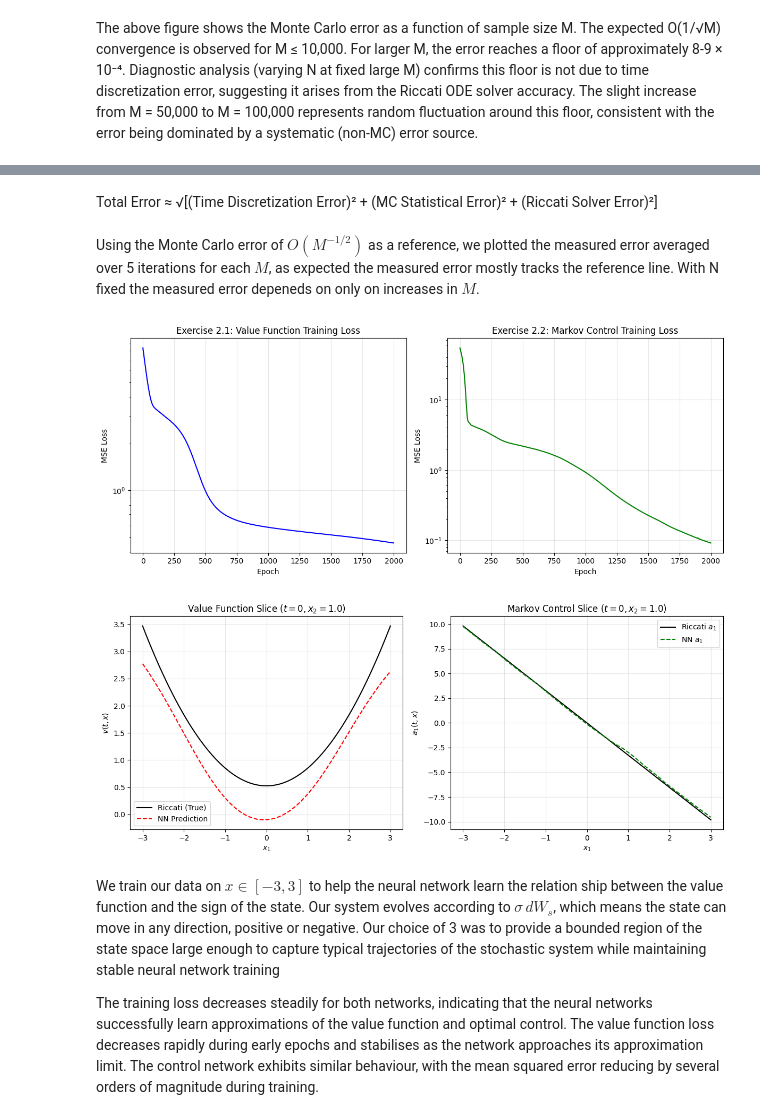
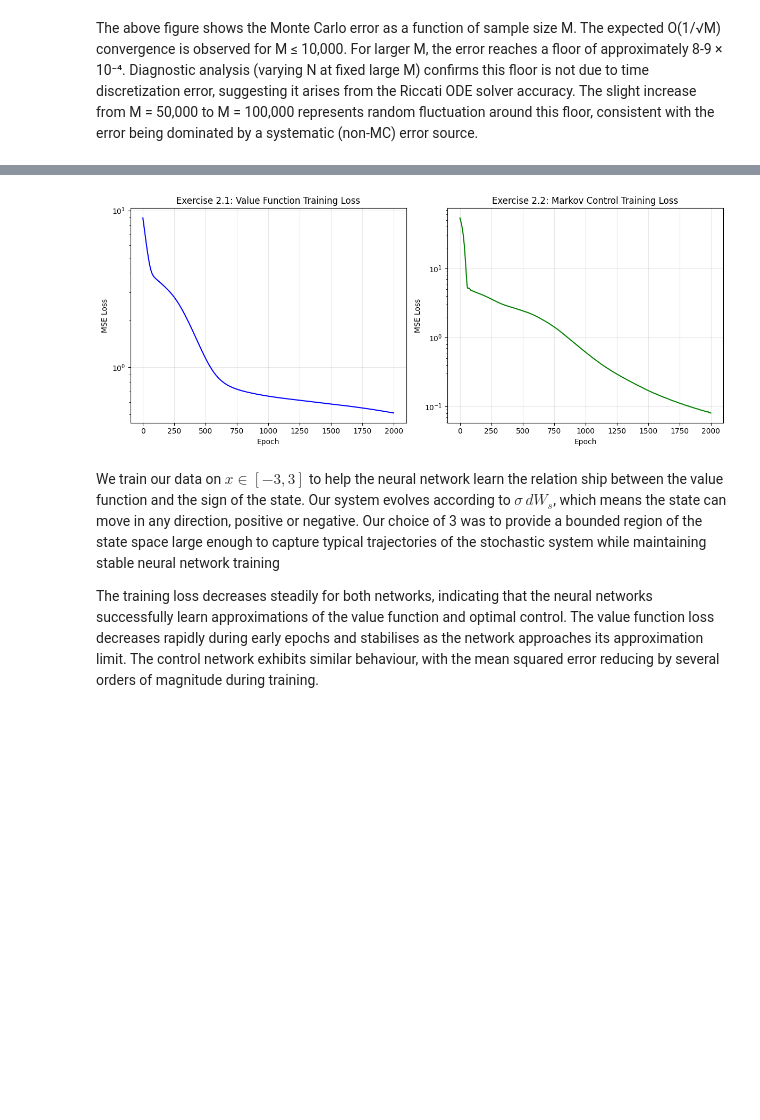
Before and after one commit to Conorgrant45/Stochastic-Control-Dynamic-Asset-Allocation, a Jupyter notebook: report_file.ipynb, the cells around one changed output, grey strips where cells are left out. Saved outputs shown, nothing was run; the diff lists cells and outputs as text; code cells hidden in the pictures; blank space fills up the shorter version.

```diff
--- a/report_file.ipynb
+++ b/report_file.ipynb
@@ -247,89 +204,48 @@ If error stays constant, it might be Riccati solver accuracy.
-# %% [markdown]
-Total Error ≈ √[(Time Discretization Error)² + (MC Statistical Error)² + (Riccati Solver Error)²]
-# %% [markdown]
-Using the Monte Carlo error of $O(M^{-1/2})$ as a reference, we plotted the measured error averaged over 5 iterations for each $M$, as expected the measured error mostly tracks the reference line. With N fixed the measured error depeneds on only on increases in $M$.
 # %%
 # --- Exercise 2: Supervised Learning & Verification ---
 
-# 1. Generate Training Data using Analytical Riccati Solver
-# We sample t uniformly on [0, T] and x uniformly on [-3, 3] x [-3, 3] [cite: 83]
+# Generate Training Data using Analytical Riccati Solver
+# We sample t uniformly on [0, T] and x uniformly on [-3, 3] x [-3, 3]
 N_data = 2000
 t_train = torch.rand(N_data, 1) * lqr_sim.T
-x_train = torch.rand(N_data, 2) * 6 - 3  # (Batch, 2)
+x_train = torch.rand(N_data, 2) * 6 - 3
 
-# Get Analytical solutions as targets from the Riccati solver [cite: 7, 228]
+# Get Analytical solutions as targets from the Riccati solver
 v_target = lqr_sim.get_value(t_train, x_train)
 a_target = lqr_sim.get_control(t_train, x_train)
 
-# 2. Train Networks (Exercise 2.1 and 2.2) [cite: 81, 86]
-# Value function uses Net_DGM with 100 hidden units [cite: 82]
+# Train Networks (Exercise 2.1 and 2.2)
+# Value function uses Net_DGM with 100 hidden units
 v_net = Net_DGM(input_dim=3, hidden_dim=100)
 v_loss_history = train_nn(v_net, t_train, x_train, v_target, epochs=2000)
 
-# Markov control uses FFN with 2 hidden layers of 100 [cite: 88]
+# Markov control uses FFN with 2 hidden layers of 100
 a_net = FFN(input_dim=3, hidden_dim=100, output_dim=2)
 a_loss_history = train_nn(a_net, t_train, x_train, a_target, epochs=2000)
 
-# --- Visualisation 1: Side-by-Side Training Losses ---
-# This demonstrates the networks are "rich enough" to capture the geometry [cite: 244]
+# Side-by-Side Training Losses
+# This demonstrates the networks are "rich enough" to capture the geometry
 fig, axes = plt.subplots(1, 2, figsize=(12, 5))
 
 axes[0].plot(v_loss_history, color='blue')
 axes[0].set_yscale('log')
 axes[0].set_title('Exercise 2.1: Value Function Training Loss')
 axes[0].set_xlabel('Epoch')
 axes[0].set_ylabel('MSE Loss')
 axes[0].grid(True, alpha=0.3)
 
 axes[1].plot(a_loss_history, color='green')
 axes[1].set_yscale('log')
 axes[1].set_title('Exercise 2.2: Markov Control Training Loss')
 axes[1].set_xlabel('Epoch')
 axes[1].set_ylabel('MSE Loss')
 axes[1].grid(True, alpha=0.3)
 
 plt.tight_layout()
 plt.savefig('figures/ex2_combined_losses.png', dpi=150)
 plt.show()
-
-# --- Visualisation 2: Prediction vs. Riccati Benchmark (Verification) ---
-# We take a spatial slice at t=0, fixing x2=1.0 and varying x1
-x1_range = torch.linspace(-3, 3, 100)
-x_slice = torch.stack([x1_range, torch.ones_like(x1_range)], dim=1)
-t_slice = torch.zeros(100, 1)
-
-with torch.no_grad():
-    v_true_slice = lqr_sim.get_value(t_slice, x_slice).numpy().flatten()
-    v_pred_slice = v_net(t_slice, x_slice).numpy().flatten()
-    a_true_slice = lqr_sim.get_control(t_slice, x_slice).numpy()
-    a_pred_slice = a_net(t_slice, x_slice).numpy()
-
-fig2, axes2 = plt.subplots(1, 2, figsize=(12, 5))
-
-# Value Function Comparison: Neural Network vs Riccati [cite: 227]
-axes2[0].plot(x1_range.numpy(), v_true_slice, 'k-', label='Riccati (True)')
-axes2[0].plot(x1_range.numpy(), v_pred_slice, 'r--', label='NN Prediction')
-axes2[0].set_title('Value Function Slice ($t=0, x_2=1.0$)')
-axes2[0].set_xlabel('$x_1$')
-axes2[0].set_ylabel('$v(t,x)$')
-axes2[0].legend()
-axes2[0].grid(True, alpha=0.3)
-
-# Control Comparison: showing first dimension a1 [cite: 247]
-axes2[1].plot(x1_range.numpy(), a_true_slice[:, 0], 'k-', label='Riccati $a_1$')
-axes2[1].plot(x1_range.numpy(), a_pred_slice[:, 0], 'g--', label='NN $a_1$')
-axes2[1].set_title('Markov Control Slice ($t=0, x_2=1.0$)')
-axes2[1].set_xlabel('$x_1$')
-axes2[1].set_ylabel('$a_1(t,x)$')
-axes2[1].legend()
-axes2[1].grid(True, alpha=0.3)
-
-plt.tight_layout()
-plt.savefig('figures/ex2_comparison_slice.png', dpi=150)
-plt.show()
 # %% [output]
-[figure, old version]
+[figure, new version]
-[figure, removed]
 # %% [markdown]
 We train our data on $x \in [-3,3]$ to help the neural network learn the relation ship between the value function and the sign of the state. Our system evolves according to $\sigma \, dW_s$, which means the state can move in any direction, positive or negative. Our choice of 3 was to provide a bounded region of the state space large enough to capture typical trajectories of the stochastic system while maintaining stable neural network training
 
```
Also changed, not shown: parts of 9 cells of this notebook, 15 other files.
